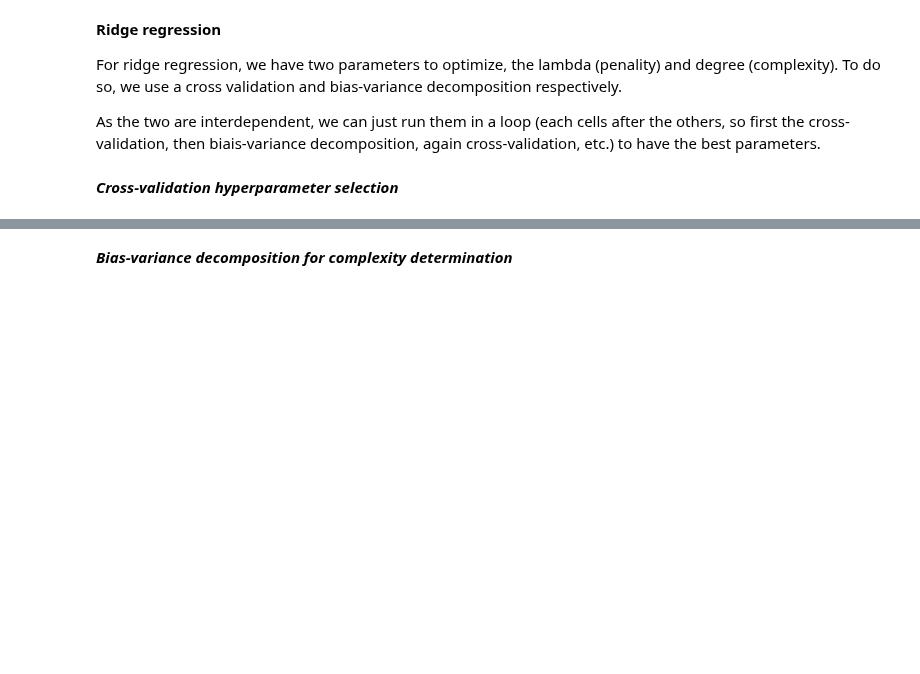
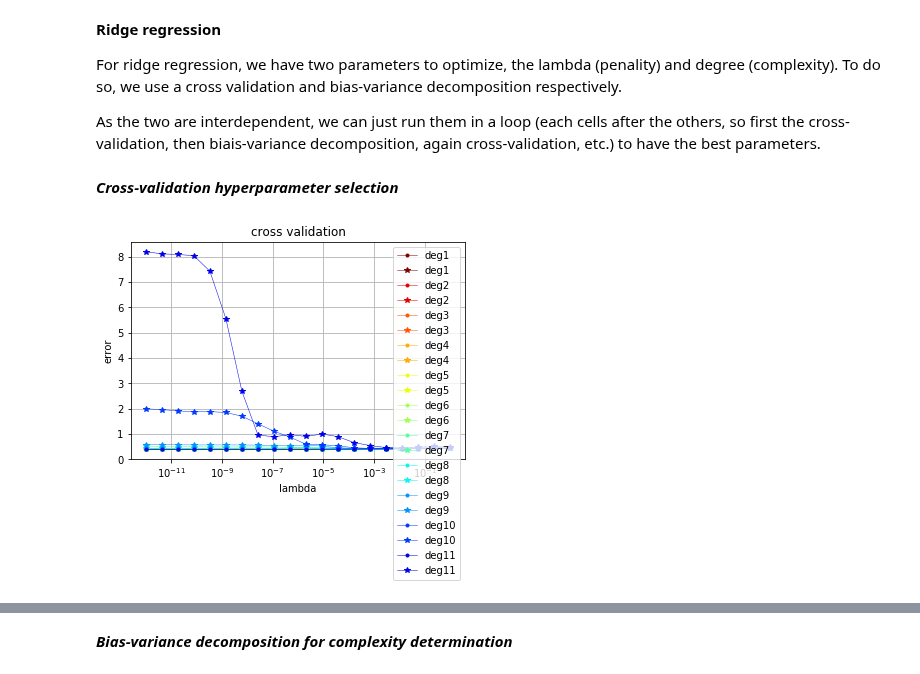
Before and after one commit to cschneuw/Machine-learning-Project-2019, a Jupyter notebook: scripts/project1.ipynb, the cells around one changed output, grey strips where cells are left out. Cells and saved outputs as stored; diff of their text form; code cells hidden in the pictures; blank space fills up the shorter version.

Commit message:
changed cross validations to iterate over lambdas and degrees

```diff
--- a/scripts/project1.ipynb
+++ b/scripts/project1.ipynb
@@ -168,33 +168,42 @@ As the two are interdependent, we can just run them in a loop (each cells after
 # %% [markdown]
 ***Cross-validation hyperparameter selection***
 # %%
-def cross_validation_visualization(lambds, loss_tr, loss_te):
+def cross_validation_visualization(lambds, degrees, loss_tr, loss_te):
     """visualization the curves of train error and test error."""
-    plt.semilogx(lambds, loss_tr, marker=".", color='b', label='train error')
-    plt.semilogx(lambds, loss_te, marker=".", color='r', label='test error')
+    N = len(degrees)
+    cmap = plt.get_cmap('jet_r')
+    for index_degree, degree in enumerate(degrees):
+        color = cmap(float(index_degree)/N)
+        plt.semilogx(lambds, loss_tr[:, index_degree], marker=".", linewidth = 0.5, color = color, label='deg'+str(degree))
+        plt.semilogx(lambds, loss_te[:, index_degree], marker="*", linewidth = 0.5, color = color,  label='deg'+str(degree))
     plt.xlabel("lambda")
     plt.ylabel("error")
     plt.title("cross validation")
-    plt.legend(loc=2)
+    plt.legend(loc=1)
     plt.grid(True)
 # %%
 seed = 1
 degree_ri = 1
 k_fold = 4
 lambdas = np.logspace(-12, 0, 20)
+degrees = range(1, 12)
 # %%
 k_indices = build_k_indices(y, k_fold, seed)
-rmse_tr_cv = np.empty(len(lambdas))
-rmse_te_cv = np.empty(len(lambdas))
+rmse_tr_cv = np.empty((len(lambdas), len(degrees)))
+rmse_te_cv = np.empty((len(lambdas), len(degrees)))
 
 for index_lambda, lambda_ in  enumerate(lambdas):
-    l_rmse_tr = np.empty(k_fold)
-    l_rmse_te = np.empty(k_fold)
-    for k in range(k_fold):
-        loss_tr, loss_te = cross_validation(y, tX, k_indices, k, lambda_, degree_ri)
-        l_rmse_tr[k] = np.sqrt(2*loss_tr)
-        l_rmse_te[k] = np.sqrt(2*loss_te)
-    rmse_tr_cv[index_lambda] = np.mean(l_rmse_tr)
-    rmse_te_cv[index_lambda] = np.mean(l_rmse_te)
-cross_validation_visualization(lambdas, rmse_tr_cv, rmse_te_cv)
+    for index_degree, degree in enumerate(degrees):
+        l_rmse_tr = np.empty(k_fold)
+        l_rmse_te = np.empty(k_fold)
+        for k in range(k_fold):
+            loss_tr, loss_te = cross_validation(y, tX, k_indices, k, lambda_, degree)
+            l_rmse_tr[k] = np.sqrt(2*loss_tr)
+            l_rmse_te[k] = np.sqrt(2*loss_te)
+        rmse_tr_cv[index_lambda][index_degree] = np.mean(l_rmse_tr)
+        rmse_te_cv[index_lambda][index_degree] = np.mean(l_rmse_te)
+# %%
+cross_validation_visualization(lambdas, degrees, rmse_tr_cv, rmse_te_cv)
+# %% [output]
+[figure, added]
 # %%
```
Also changed, not shown: parts of 19 cells of this notebook.
